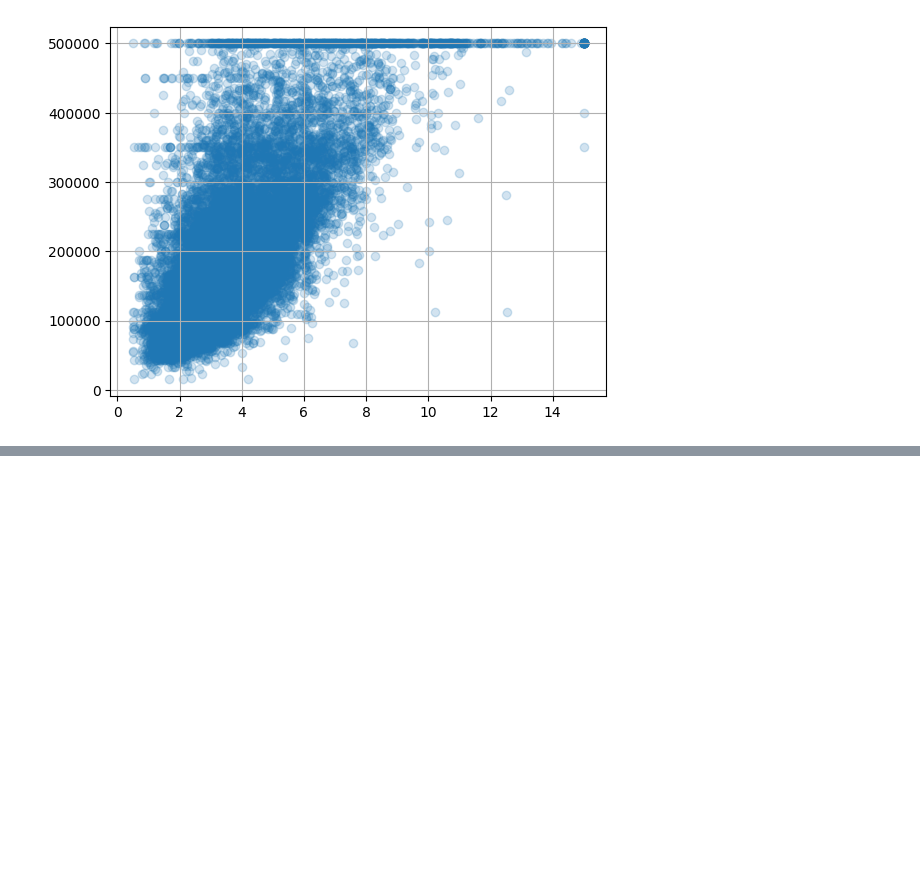
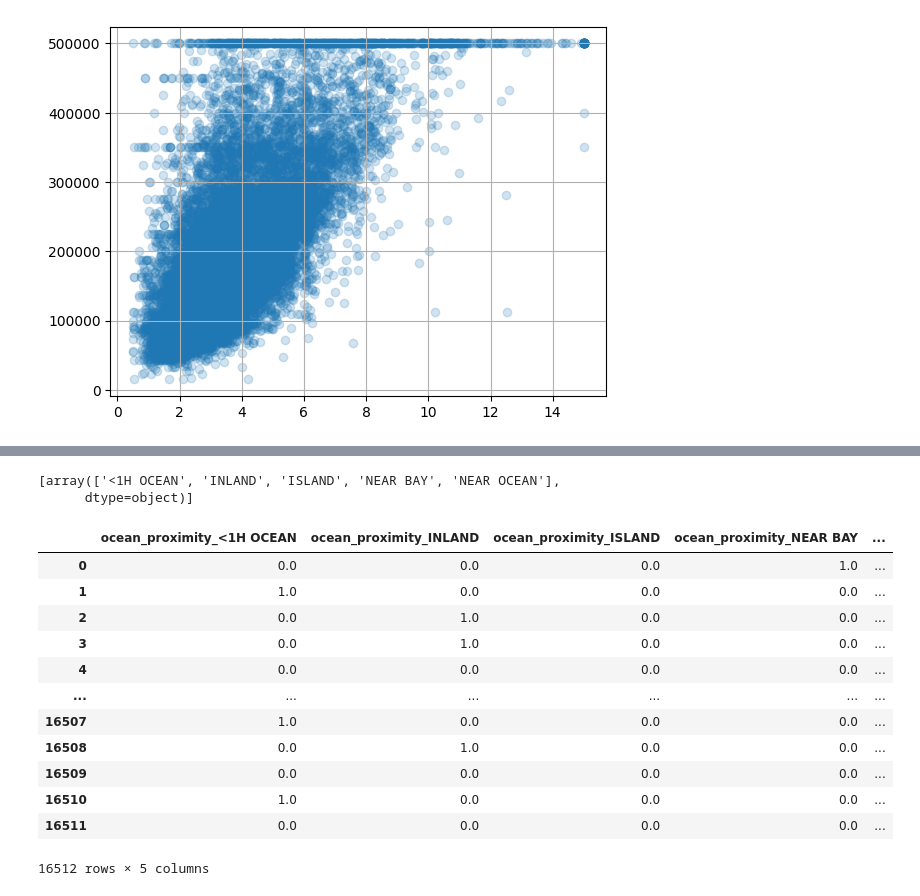
Before and after one commit to pppfkp/homl, a Jupyter notebook: homl/ch01_housing.ipynb, the cells around one changed output, grey strips where cells are left out. Saved outputs shown, nothing was run; the diff lists cells and outputs as text; code cells hidden in the pictures; blank space fills up the shorter version.

```diff
--- a/homl/ch01_housing.ipynb
+++ b/homl/ch01_housing.ipynb
@@ -185,0 +270,28 @@ plt.grid()
+# %%
+from sklearn.preprocessing import OrdinalEncoder, OneHotEncoder
+
+oridinal_encoder = OrdinalEncoder()
+housing_cat_encoded = oridinal_encoder.fit_transform(housing)
+pd.DataFrame(housing_cat_encoded)
+
+
+one_hot_encoder = OneHotEncoder()
+housing_cat_encoded = one_hot_encoder.fit_transform(housing[["ocean_proximity"]])
+print(one_hot_encoder.categories_)
+pd.DataFrame(housing_cat_encoded.toarray(), columns=one_hot_encoder.get_feature_names_out())
+# %% [output]
+[array(['<1H OCEAN', 'INLAND', 'ISLAND', 'NEAR BAY', 'NEAR OCEAN'],
+      dtype=object)]
+|  | ocean_proximity_<1H OCEAN | ocean_proximity_INLAND | ocean_proximity_ISLAND | ocean_proximity_NEAR BAY | ... |
+| 0 | 0.0 | 0.0 | 0.0 | 1.0 | ... |
+| 1 | 1.0 | 0.0 | 0.0 | 0.0 | ... |
+| 2 | 0.0 | 1.0 | 0.0 | 0.0 | ... |
+| 3 | 0.0 | 1.0 | 0.0 | 0.0 | ... |
+| 4 | 0.0 | 0.0 | 0.0 | 0.0 | ... |
+| ... | ... | ... | ... | ... | ... |
+| 16507 | 1.0 | 0.0 | 0.0 | 0.0 | ... |
+| 16508 | 0.0 | 1.0 | 0.0 | 0.0 | ... |
+| 16509 | 0.0 | 0.0 | 0.0 | 0.0 | ... |
+| 16510 | 1.0 | 0.0 | 0.0 | 0.0 | ... |
+| 16511 | 0.0 | 0.0 | 0.0 | 0.0 | ... |
+16512 rows × 5 columns
```
Also changed, not shown: parts of 11 cells of this notebook.
